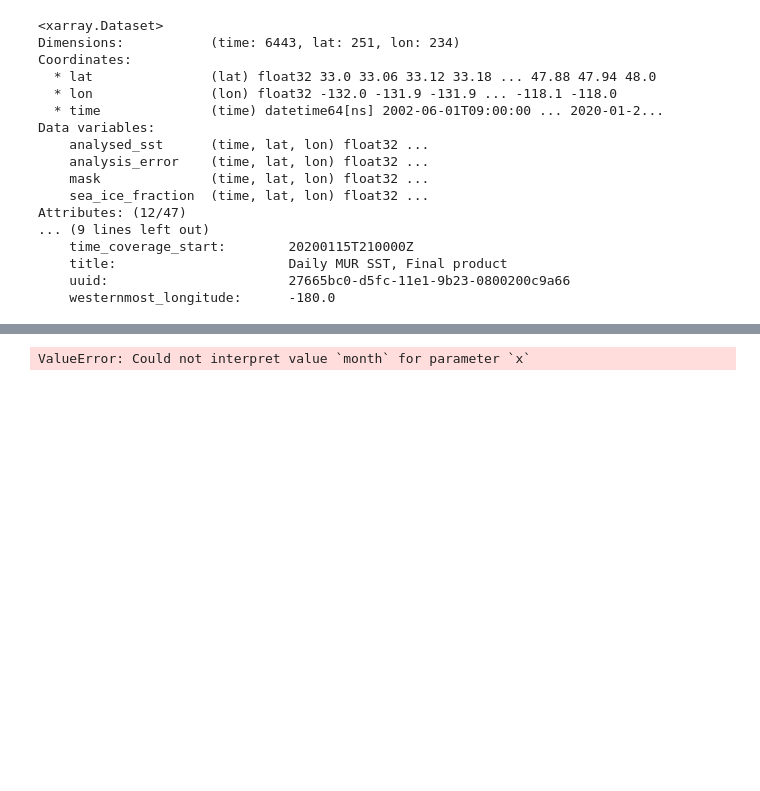
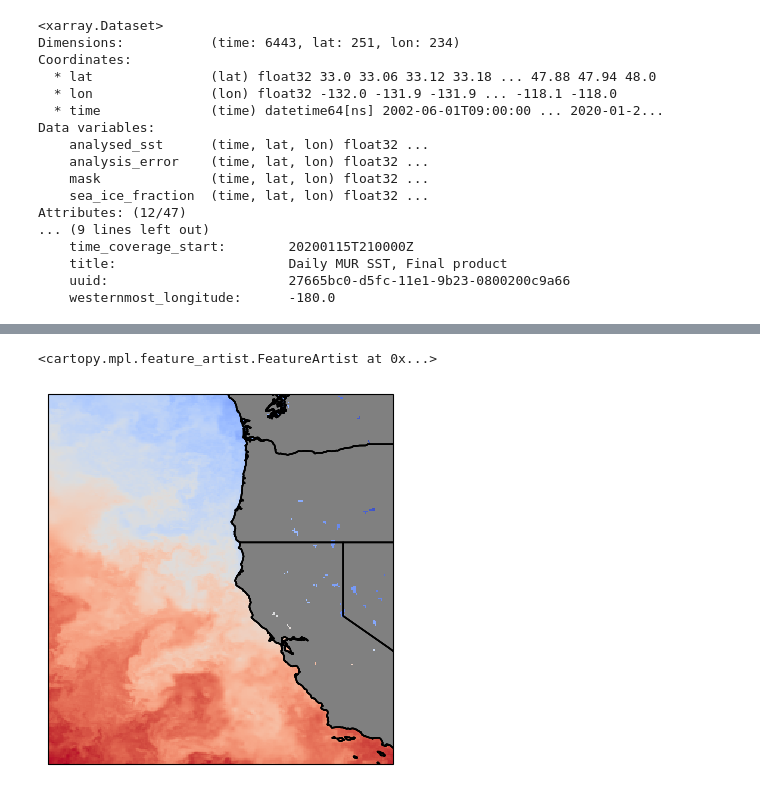
Before and after one commit to UCB-stat-159-s23/hw03-Group14, a Jupyter notebook: climate-Q04.ipynb, the cells around one changed output, grey strips where cells are left out. Saved outputs shown, nothing was run; the diff lists cells and outputs as text; code cells hidden in the pictures; blank space fills up the shorter version.

```diff
--- a/climate-Q04.ipynb
+++ b/climate-Q04.ipynb
@@ -60,5 +55,20 @@ ax.add_feature(cfeature.STATES.with_scale("10m"))
 # %%
-sns.lineplot(data=ds, x= 'month', y='c02', hue = 'year')
-plt.legend(bbox_to_anchor=(1.02, 1), loc='upper left', borderaxespad=0);
+ax = plt.subplot(projection=crs)
+ds.analysed_sst[0, :, :].plot(ax=ax, transform=crs)
+
+
+ds_sel = ds.sel(time=slice('2014-01-01', '2014-01-31'))
+lats = ds_sel.lat.values
+lons = ds_sel.lon.values
+lon_grid, lat_grid = np.meshgrid(lons, lats)
+ax = plt.subplot(projection=crs)
+im = ax.pcolormesh(lon_grid, lat_grid,
+                   ds_sel.analysed_sst[0],
+                   transform=ccrs.PlateCarree(),
+                   cmap='coolwarm')
+ax.coastlines("10m", color="k")
+ax.add_feature(cfeature.LAND, color="grey")
+ax.add_feature(cfeature.STATES.with_scale("10m"))
 # %% [output]
-ValueError: Could not interpret value `month` for parameter `x`
+<cartopy.mpl.feature_artist.FeatureArtist at 0x...>
+[figure, added]
```
Also changed, not shown: parts of 3 cells of this notebook, 3 other files.
